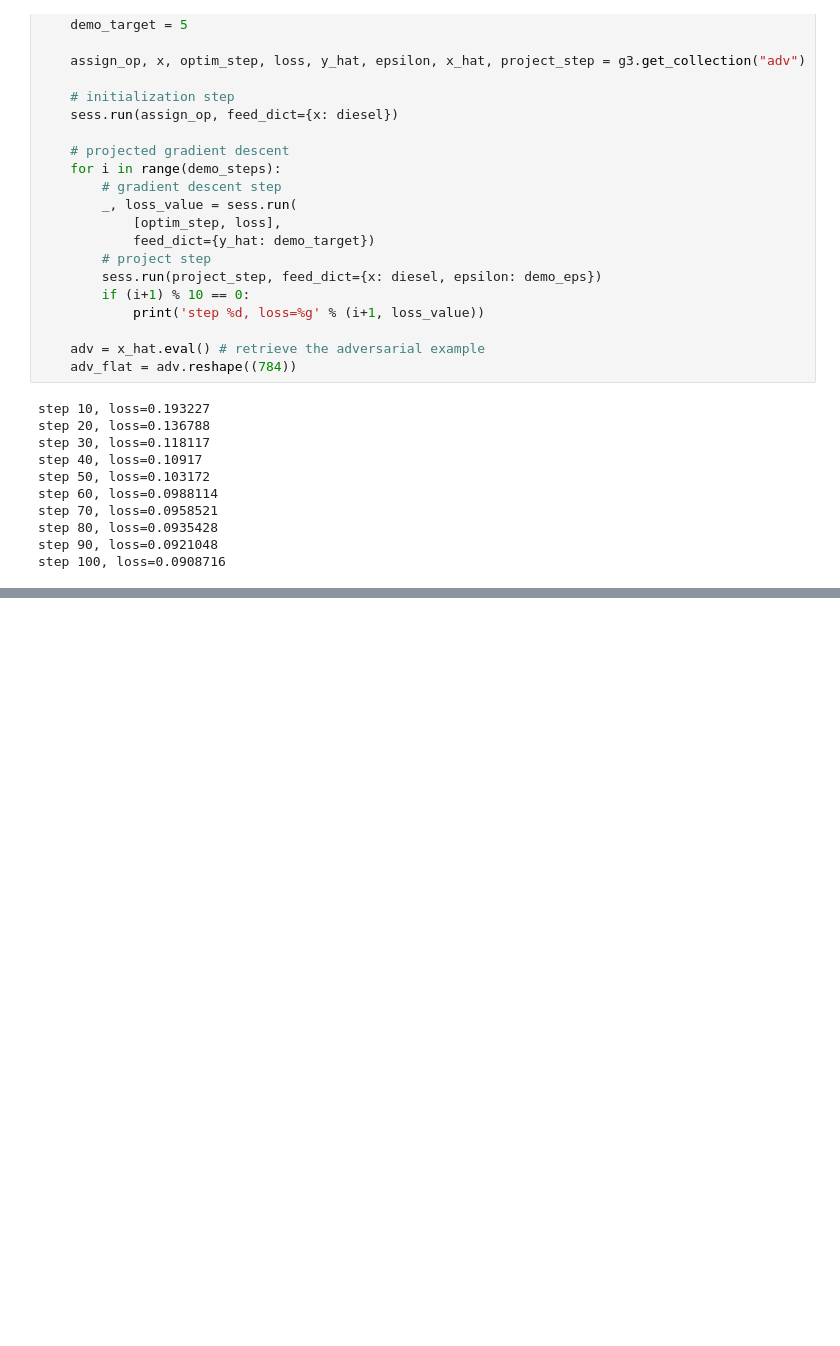
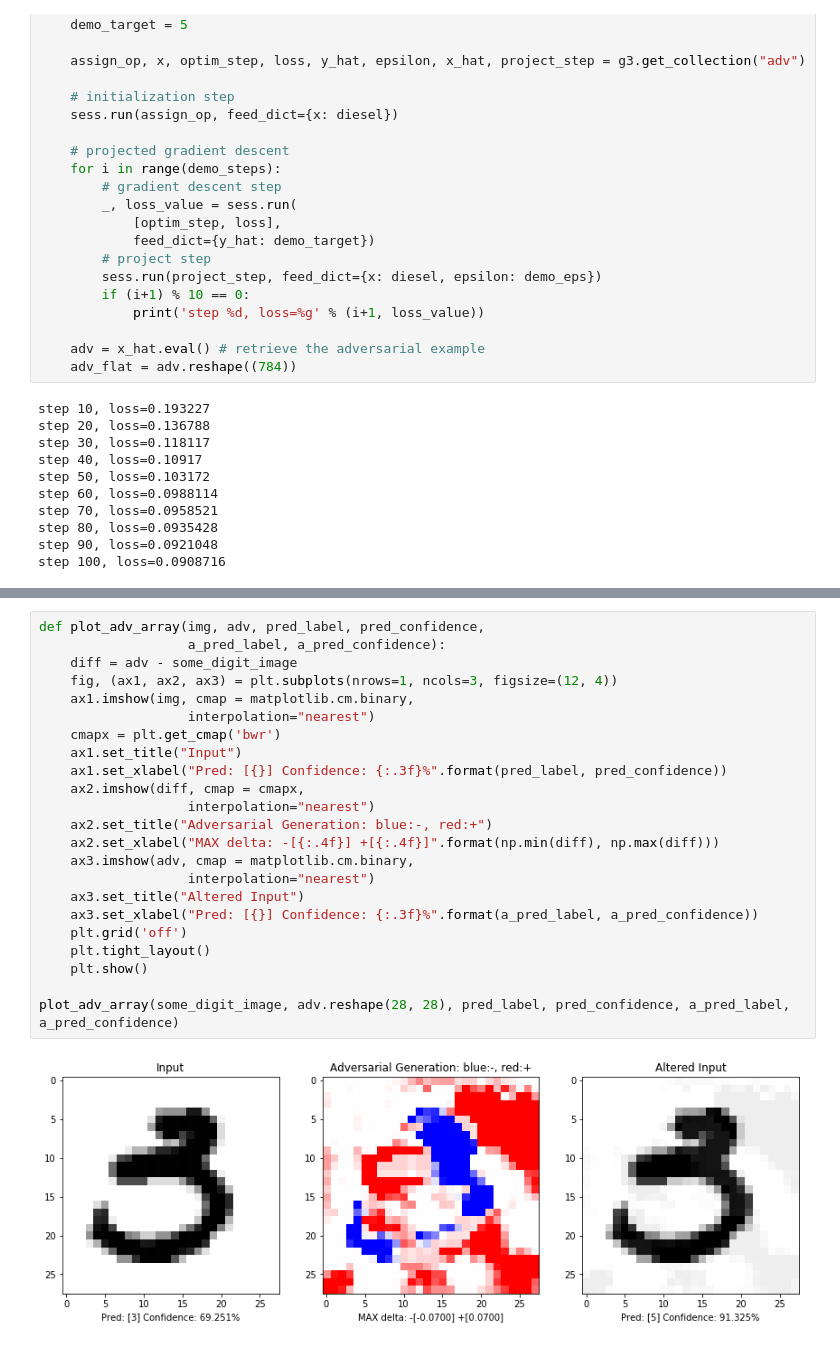
Before and after one commit to JackBurdick/teaching_a_computer_to_fish, a Jupyter notebook: TODO/adversarial_example/adversarial_example.ipynb, the cells around one changed output, grey strips where cells are left out. Drawn from its saved outputs; the diff is of its cells as text; blank space fills up the shorter version.

Commit message:
update to encapsulate predictions for test and adv
also include minor chart updates

```diff
--- a/TODO/adversarial_example/adversarial_example.ipynb
+++ b/TODO/adversarial_example/adversarial_example.ipynb
@@ -673,3 +682,28 @@ true_class: [3]
 pred_class [5]
 confidence: 91.3249%
 [figure]
+# %%
+def plot_adv_array(img, adv, pred_label, pred_confidence,
+                   a_pred_label, a_pred_confidence):
+    diff = adv - some_digit_image
+    fig, (ax1, ax2, ax3) = plt.subplots(nrows=1, ncols=3, figsize=(12, 4))
+    ax1.imshow(img, cmap = matplotlib.cm.binary,
+                   interpolation="nearest")
+    cmapx = plt.get_cmap('bwr')
+    ax1.set_title("Input")
+    ax1.set_xlabel("Pred: [{}] Confidence: {:.3f}%".format(pred_label, pred_confidence))
+    ax2.imshow(diff, cmap = cmapx,
+                   interpolation="nearest")
+    ax2.set_title("Adversarial Generation: blue:-, red:+")
+    ax2.set_xlabel("MAX delta: -[{:.4f}] +[{:.4f}]".format(np.min(diff), np.max(diff)))
+    ax3.imshow(adv, cmap = matplotlib.cm.binary,
+                   interpolation="nearest")
+    ax3.set_title("Altered Input")
+    ax3.set_xlabel("Pred: [{}] Confidence: {:.3f}%".format(a_pred_label, a_pred_confidence))
+    plt.grid('off')
+    plt.tight_layout()
+    plt.show()
+
+plot_adv_array(some_digit_image, adv.reshape(28, 28), pred_label, pred_confidence, a_pred_label, a_pred_confidence)
+# %% [output]
+[figure, added]
```
Also changed, not shown: parts of 2 cells of this notebook.
